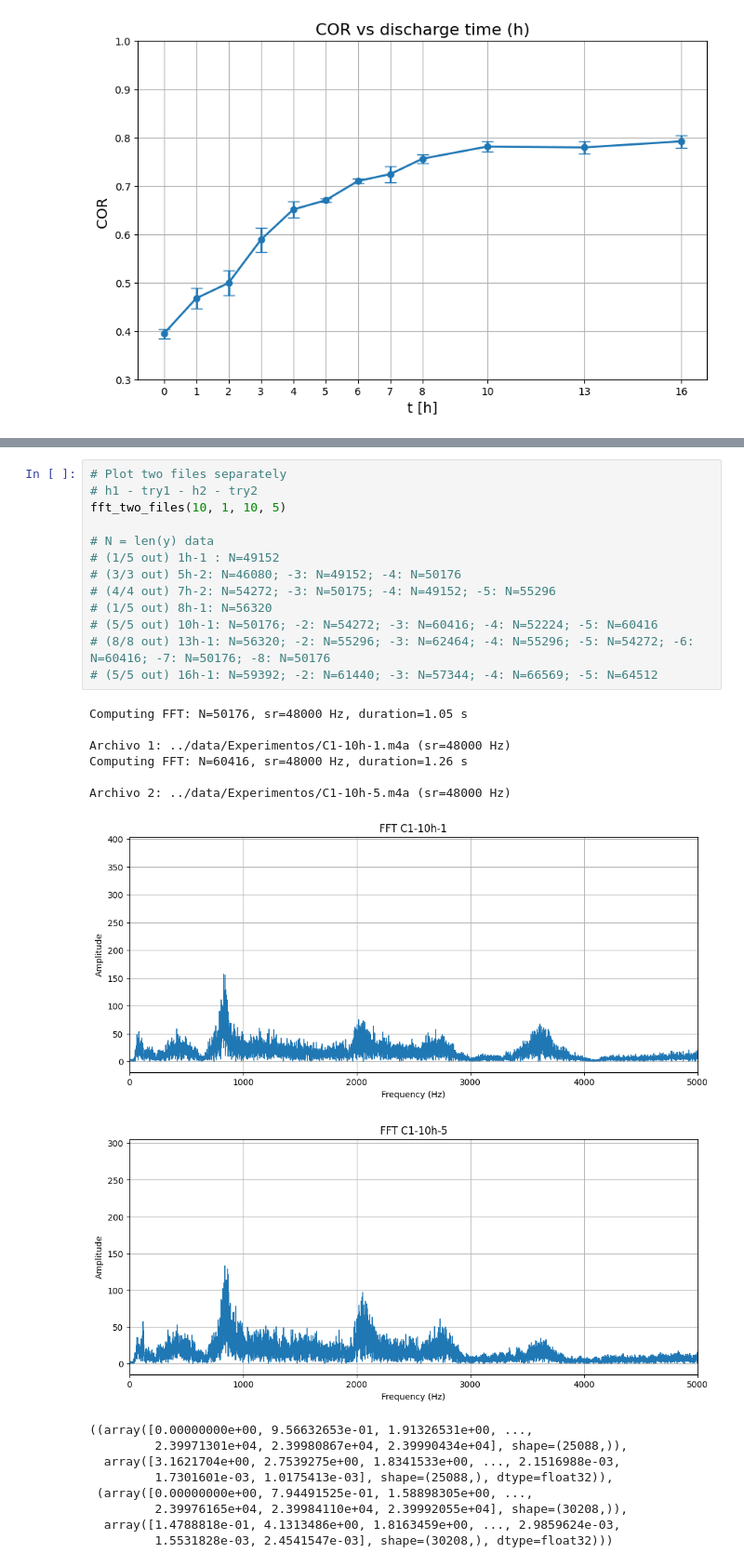
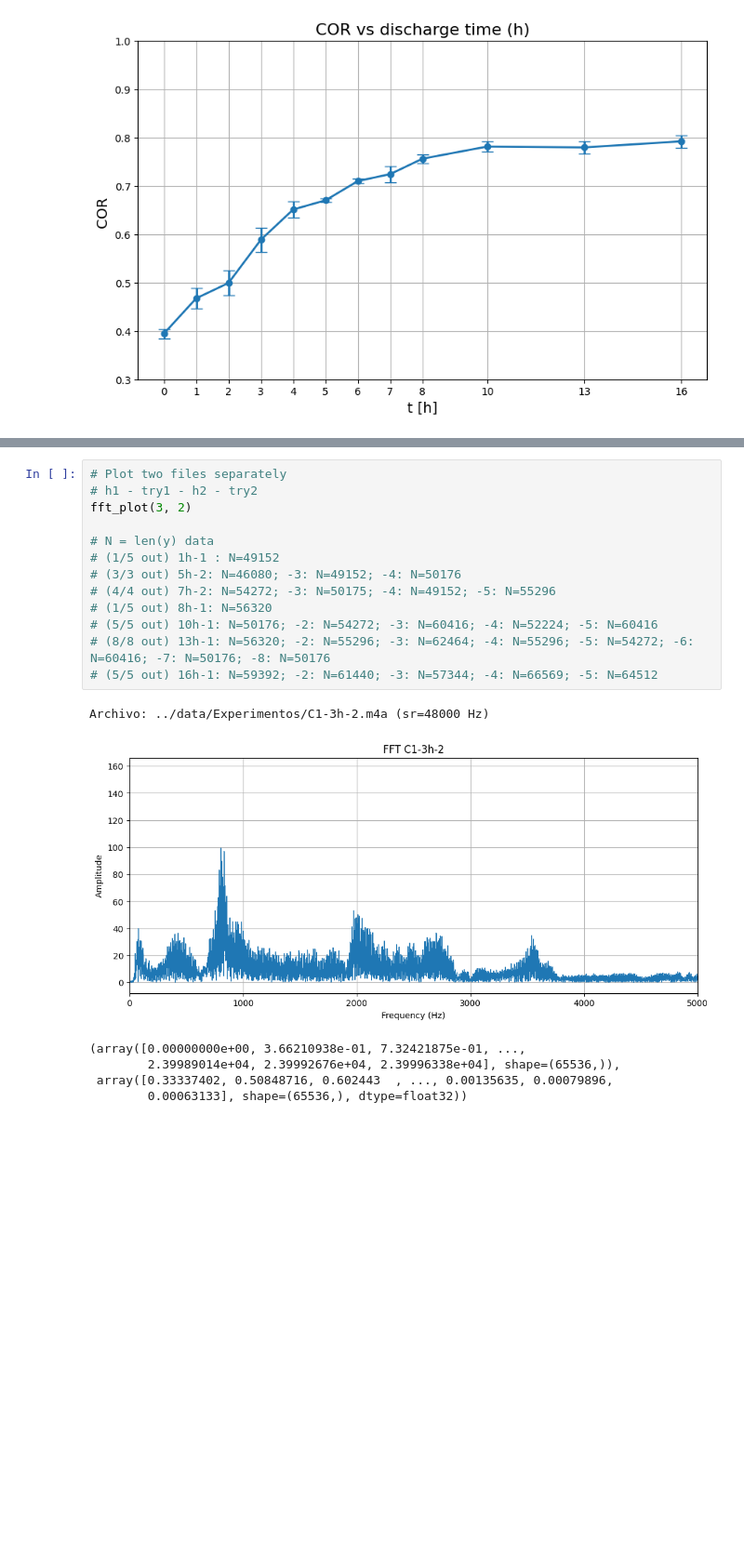
Before and after one commit to johhanz099/battery_project, a Jupyter notebook: notebooks/Datoskinetic2.ipynb, the cells around one changed output, grey strips where cells are left out. Shown at 93% size. Saved outputs shown, nothing was run; the diff lists cells and outputs as text; blank space fills up the shorter version.

```diff
--- a/notebooks/Datoskinetic2.ipynb
+++ b/notebooks/Datoskinetic2.ipynb
@@ -439,30 +450,20 @@ def fft_two_files(n1, m1, n2, m2, max_freq=5000, plot_separate=True):
 # %%
 # Plot two files separately
 # h1 - try1 - h2 - try2
-fft_two_files(10, 1, 10, 5)
+fft_plot(3, 2)
 
 # N = len(y) data
 # (1/5 out) 1h-1 : N=49152
 # (3/3 out) 5h-2: N=46080; -3: N=49152; -4: N=50176
 # (4/4 out) 7h-2: N=54272; -3: N=50175; -4: N=49152; -5: N=55296
 # (1/5 out) 8h-1: N=56320
 # (5/5 out) 10h-1: N=50176; -2: N=54272; -3: N=60416; -4: N=52224; -5: N=60416
 # (8/8 out) 13h-1: N=56320; -2: N=55296; -3: N=62464; -4: N=55296; -5: N=54272; -6: N=60416; -7: N=50176; -8: N=50176
 # (5/5 out) 16h-1: N=59392; -2: N=61440; -3: N=57344; -4: N=66569; -5: N=64512
 # %% [output]
-Computing FFT: N=50176, sr=48000 Hz, duration=1.05 s
-
-Archivo 1: ../data/Experimentos/C1-10h-1.m4a (sr=48000 Hz)
-Computing FFT: N=60416, sr=48000 Hz, duration=1.26 s
-
-Archivo 2: ../data/Experimentos/C1-10h-5.m4a (sr=48000 Hz)
+Archivo: ../data/Experimentos/C1-3h-2.m4a (sr=48000 Hz)
-[figure, old version]
+[figure, new version]
-[figure, removed]
-((array([0.00000000e+00, 9.56632653e-01, 1.91326531e+00, ...,
-         2.39971301e+04, 2.39980867e+04, 2.39990434e+04], shape=(25088,)),
-  array([3.1621704e+00, 2.7539275e+00, 1.8341533e+00, ..., 2.1516988e-03,
-         1.7301601e-03, 1.0175413e-03], shape=(25088,), dtype=float32)),
- (array([0.00000000e+00, 7.94491525e-01, 1.58898305e+00, ...,
-         2.39976165e+04, 2.39984110e+04, 2.39992055e+04], shape=(30208,)),
-  array([1.4788818e-01, 4.1313486e+00, 1.8163459e+00, ..., 2.9859624e-03,
-         1.5531828e-03, 2.4541547e-03], shape=(30208,), dtype=float32)))
+(array([0.00000000e+00, 3.66210938e-01, 7.32421875e-01, ...,
+        2.39989014e+04, 2.39992676e+04, 2.39996338e+04], shape=(65536,)),
+ array([0.33337402, 0.50848716, 0.602443  , ..., 0.00135635, 0.00079896,
+        0.00063133], shape=(65536,), dtype=float32))
```
Also changed, not shown: parts of 2 cells of this notebook.
